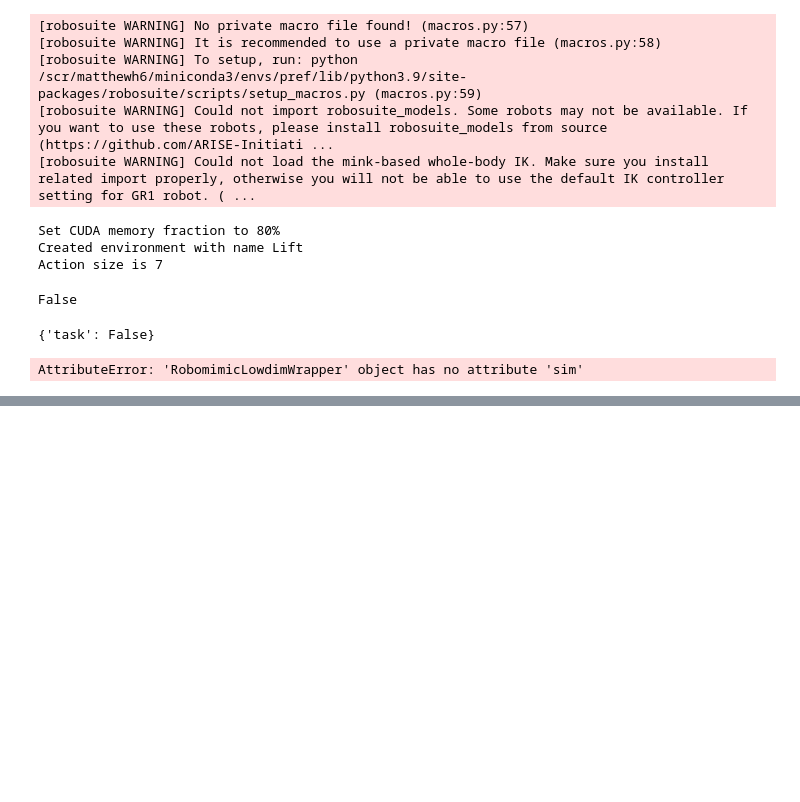
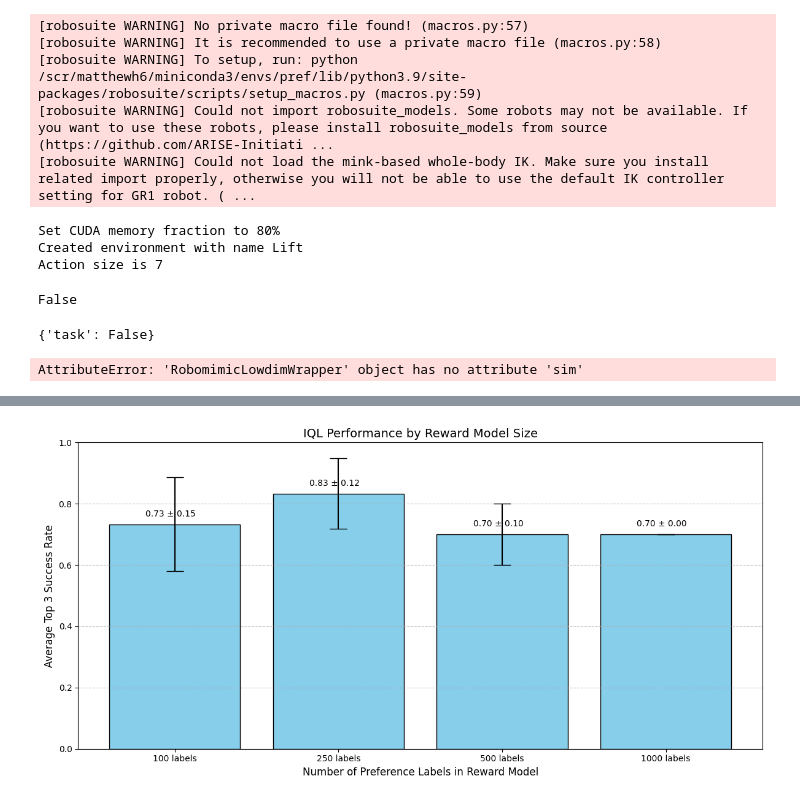
Before and after one commit to aliang8/robot_pref, a Jupyter notebook: test.ipynb, the cells around one changed output, grey strips where cells are left out. Saved outputs shown, nothing was run; the diff lists cells and outputs as text; code cells hidden in the pictures; blank space fills up the shorter version.

```diff
--- a/test.ipynb
+++ b/test.ipynb
@@ -143,0 +189,71 @@ AttributeError: 'RobomimicLowdimWrapper' object has no attribute 'sim'
+# %%
+import pandas as pd
+import matplotlib.pyplot as plt
+import numpy as np
+import re
+from pathlib import Path
+
+# Load the runs summary data
+df = pd.read_csv("/scr/matthewh6/robot_pref/analysis/runs_summary.csv")
+
+# Filter for IQL runs only (since those use reward models)
+iql_runs = df[df['algorithm'] == 'iql']
+
+# Extract the number of preference labels from the reward model path
+def extract_pref_count(path):
+    if pd.isna(path):
+        return "No RM"
+
+    match = re.search(r'reward_model_(\d+)\.pt', path)
+    if match:
+        return f"{match.group(1)} labels"
+    else:
+        return Path(path).stem
+
+iql_runs['pref_count'] = iql_runs['reward_model'].apply(extract_pref_count)
+
+# Calculate the mean and std of the top 3 success rates for each run
+iql_runs['top3_mean'] = iql_runs[['top_eval_success_1', 'top_eval_success_2', 'top_eval_success_3']].mean(axis=1)
+iql_runs['top3_std'] = iql_runs[['top_eval_success_1', 'top_eval_success_2', 'top_eval_success_3']].std(axis=1)
+
+# Group by preference count and calculate mean and std of the top3_mean
+grouped = iql_runs.groupby('pref_count').agg({
+    'top3_mean': ['mean'],
+    'top3_std': ['mean']
+}).reset_index()
+
+# Flatten the multi-level columns
+grouped.columns = ['pref_count', 'mean', 'std']
+
+# Sort by the numeric value in the labels
+def extract_number(label):
+    match = re.search(r'(\d+)', label)
+    return int(match.group(1)) if match else 0
+
+grouped = grouped.sort_values(by='pref_count', key=lambda x: x.map(extract_number))
+
+# Create the bar chart
+plt.figure(figsize=(12, 6))
+bars = plt.bar(grouped['pref_count'], grouped['mean'], yerr=grouped['std'],
+        capsize=10, color='skyblue', edgecolor='black')
+
+# Add labels and title
+plt.xlabel('Number of Preference Labels in Reward Model', fontsize=12)
+plt.ylabel('Average Top 3 Success Rate', fontsize=12)
+plt.title('IQL Performance by Reward Model Size', fontsize=14)
+plt.ylim(0, 1.0)  # Success rate is between 0 and 1
+
+# Add value labels on top of bars
+for i, bar in enumerate(bars):
+    height = bar.get_height()
+    plt.text(bar.get_x() + bar.get_width()/2., height + 0.02,
+            f'{height:.2f} ± {grouped["std"].iloc[i]:.2f}   ', ha='center', va='bottom')
+
+# Add grid for better readability
+plt.grid(axis='y', linestyle='--', alpha=0.7)
+
+# Show the plot
+plt.tight_layout()
+plt.show()
+# %% [output]
+[figure, added]
```
Also changed, not shown: parts of 3 cells of this notebook, 9 other files.
